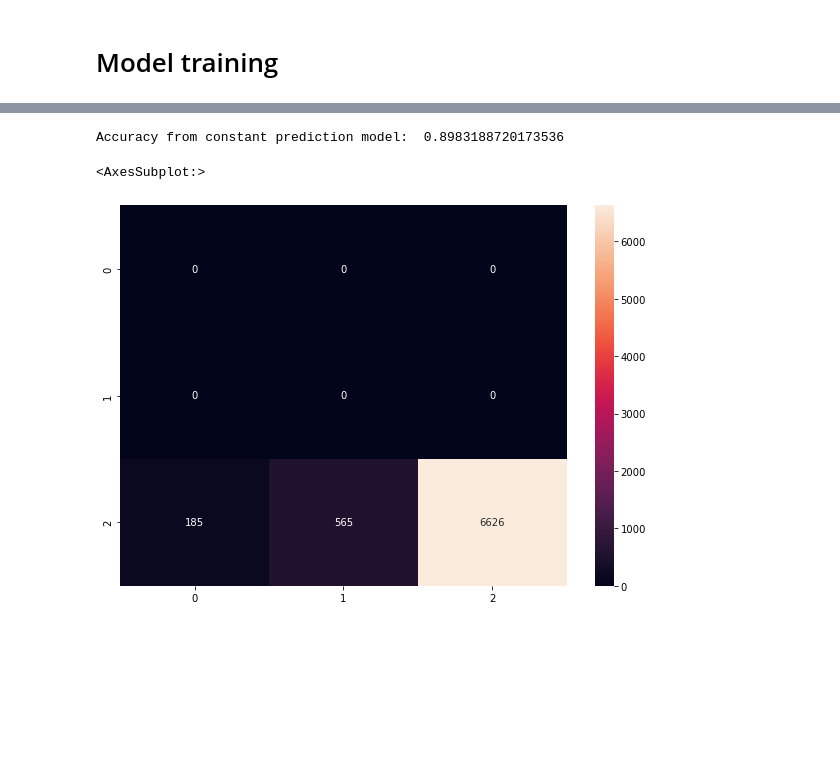
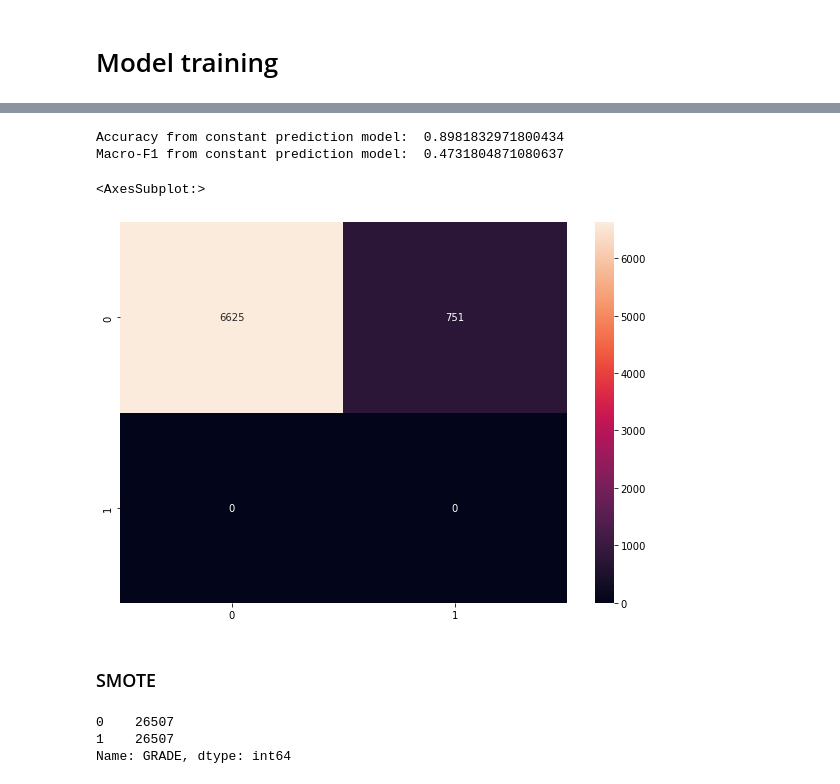
Before and after one commit to clarissarjtai/NYC-Restaurant-Sanitation-Level-Prediction, a Jupyter notebook: model_training.ipynb, the cells around one changed output, grey strips where cells are left out. Drawn from its saved outputs; the diff is of its cells as text; code cells hidden in the pictures; blank space fills up the shorter version.

Commit message:
modeling attempts

```diff
--- a/model_training.ipynb
+++ b/model_training.ipynb
@@ -52,14 +62,41 @@ data.head()
 # %%
 # train_test_split
-dev, test = train_test_split(data, test_size=0.2, random_state=42, stratify=data["GRADE"])
+
+# # 80% split in order due to time-sensitive data
+# index_80 = int(data.shape[0]*0.8)
+# dev = data[:index_80]
+# test = data[index_80+1:]
+
+data.loc[data['GRADE'] == 1, 'GRADE'] = 1
+data.loc[data['GRADE'] == 2, "GRADE"] = 1
+data.loc[data['GRADE'] == 3, "GRADE"] = 0
+
+dev, test = train_test_split(data, test_size=0.2, random_state=42)
+# train, val = train_test_split(dev, test_size=0.2, random_state=42)
+
+
 dev_Y = dev["GRADE"].astype(int)
+# train_Y = train["GRADE"].astype(int)
+# val_Y = val["GRADE"].astype(int)
 test_Y = test["GRADE"].astype(int)
 
-dev_X = dev.drop(["GRADE"], axis=1)
-test_X = test.drop(["GRADE"], axis=1)
+dev_X = dev.drop(columns=["GRADE"])
+test_X = test.drop(columns=["INSPECTION_DATE","GRADE"])
 
 # scaling recency
 scaler = StandardScaler()
 
 dev_X["RECENCY"] = scaler.fit_transform(np.reshape(np.array(dev_X["RECENCY"]), (-1, 1)))
-test_X["RECENCY"] = scaler.fit_transform(np.reshape(np.array(test_X["RECENCY"]), (-1, 1)))
+test_X["RECENCY"] = scaler.transform(np.reshape(np.array(test_X["RECENCY"]), (-1, 1)))
+
+
+dev_X["ClosestBadTankDis"] = scaler.fit_transform(np.reshape(np.array(dev_X["ClosestBadTankDis"]), (-1, 1)))
+test_X["ClosestBadTankDis"] = scaler.transform(np.reshape(np.array(test_X["ClosestBadTankDis"]), (-1, 1)))
+
+# Maybe should drop the time-series aspect... makes sampling and validation so complicated
+
+dev_X = dev_X.drop(columns=["PREV_GRADE", "RECENCY", "INSPECTION_DATE"])
+test_X = test_X.drop(columns=["PREV_GRADE", "RECENCY"])
+
+# Final columns to use for training:
+dev_X.head()
@@ -66,22 +110,34 @@ test_X["RECENCY"] = scaler.fit_transform(np.reshape(np.array(test_X["RECENCY"]),
 # %%
 # Baseline model -- would just predict 3 everytime
 
-constant_pred = np.repeat(3, test.shape[0])
-constant_pred = np.repeat(3, test.shape[0])
+constant_pred = np.repeat(0, test.shape[0])
+base_acc = accuracy_score(constant_pred, test_Y)
+# base_roc_auc = roc_auc_score(constant_pred, test_Y)
+print("Accuracy from constant prediction model: ", base_acc)
+print("Macro-F1 from constant prediction model: ", f1_score(test_Y, constant_pred, average="macro"))
 
-base_acc = accuracy_score(constant_pred, test_Y)
-print("Accuracy from constant prediction model: ", base_acc)
 base_conf = confusion_matrix(constant_pred, test_Y)
 
 plt.figure(figsize = (10,7))
 sn.heatmap(base_conf, annot=True,  fmt='g')
 # %% [output]
-Accuracy from constant prediction model:  0.8983188720173536
+Accuracy from constant prediction model:  0.8981832971800434
+Macro-F1 from constant prediction model:  0.4731804871080637
 <AxesSubplot:>
-[figure, old version]
+[figure, new version]
+# %% [markdown]
+### SMOTE
 # %%
 # resampling or other feature engineering techniques
+# I dont think SMOTE makes sense since it will be messing with the order of the dates. Likely need to use ROS
 sm = SMOTE()
 dev_SMOTE = sm.fit_resample(dev_X, dev_Y)
 dev_SMOTE_X = dev_SMOTE[0]
 dev_SMOTE_Y = dev_SMOTE[1]
+
+# Now, each class has even
+dev_SMOTE_Y.value_counts()
+# %% [output]
+0    26507
+1    26507
+Name: GRADE, dtype: int64
```
Also changed, not shown: parts of 35 cells of this notebook.
